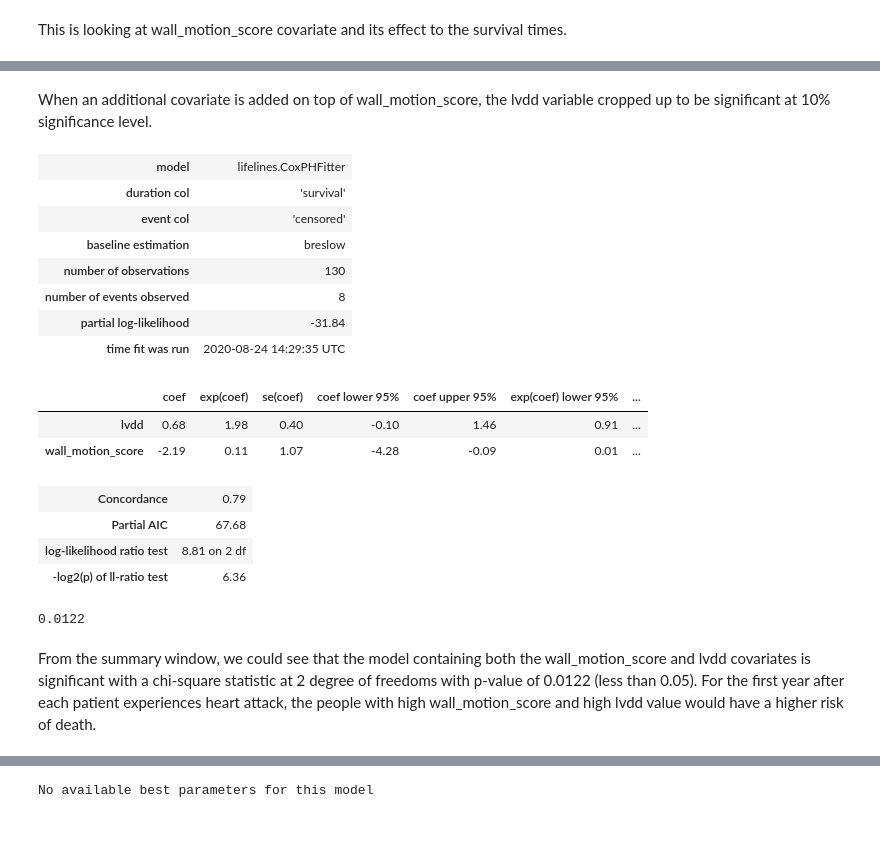
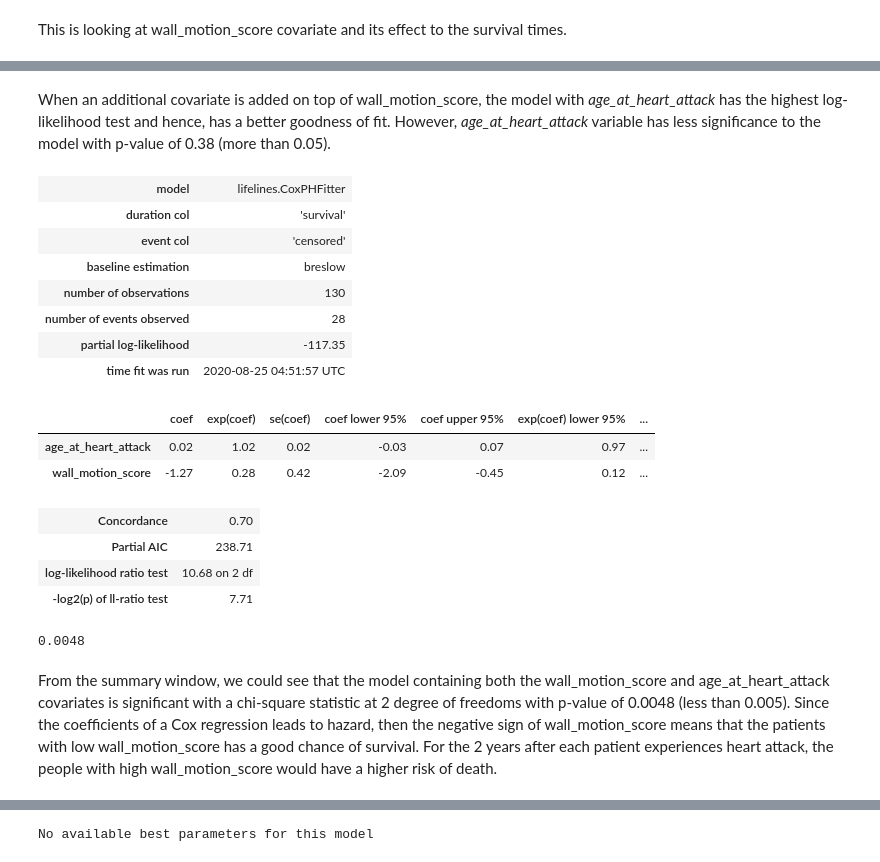
Before and after one commit to khalishah/uci_echocardiogram, a Jupyter notebook: echocardiogram_analysis.ipynb, the cells around one changed output, grey strips where cells are left out. Drawn from its saved outputs; the diff is of its cells as text; code cells hidden in the pictures; blank space fills up the shorter version.

```diff
--- a/echocardiogram_analysis.ipynb
+++ b/echocardiogram_analysis.ipynb
@@ -288,19 +369,15 @@ Index(['survival', 'age_at_heart_attack', 'pericardial_effusion',
 # %%
-for col in ['age_at_heart_attack', 'fractional_shortening', 'epss', 'lvdd', 'wall_motion_score','wall_motion_index']:
-    group_split = df[col] < stt.median(df[col])
-    after_2 = 12
-    df.loc[(df['dead'] == 1) & (df['survival'] <= after_2), 'censored'] = 1
-    df.loc[(df['dead'] == 1) & (df['survival'] > after_2), 'censored'] = 0
-    df.loc[df['dead'] == 0, 'censored'] = 0
-    E2 = df['censored']
+group_split = df['wall_motion_score'] < stt.median(df['wall_motion_score'])
+after_2 = 24
+df.loc[(df['dead'] == 1) & (df['survival'] <= after_2), 'censored'] = 1
+df.loc[(df['dead'] == 1) & (df['survival'] > after_2), 'censored'] = 0
+df.loc[df['dead'] == 0, 'censored'] = 0
+E2 = df['censored']
 
-    T_low = T[group_split]
-    T_high = T[~group_split]
-    E_low = E2[group_split]
-    E_high = E2[~group_split]
-    print('############')
-    print(col)
-    print('############')
-    results = logrank_test(T_low, T_high, event_observed_A = E_low, event_observed_B = E_high)
-    results.print_summary()
+T_low = T[group_split]
+T_high = T[~group_split]
+E_low = E2[group_split]
+E_high = E2[~group_split]
+results = logrank_test(T_low, T_high, event_observed_A = E_low, event_observed_B = E_high)
+results.print_summary()
 # %% [output]
@@ -469,33 +492,33 @@ for col in ['age_at_heart_attack', 'fractional_shortening', 'epss', 'lvdd', 'per
 ... (6 outputs left out)
-# %% [markdown]
-When an additional covariate is added on top of wall_motion_score, the lvdd variable cropped up to be significant at 10% significance level.
+# %% [markdown]
+When an additional covariate is added on top of wall_motion_score, the model with *age_at_heart_attack* has the highest log-likelihood test and hence, has a better goodness of fit. However, *age_at_heart_attack* variable has less significance to the model with p-value of 0.38 (more than 0.05).
 # %%
 cph = CoxPHFitter()
 df_split = pd.DataFrame(group_split)
-df_model = df[['survival', 'censored', 'lvdd']]
+df_model = df[['survival', 'censored', 'age_at_heart_attack']]
 df_model = pd.concat([df_model, df_split], axis = 1)
 cph.fit(df_model, 'survival', 'censored')
 cph.print_summary()
 # %% [output]
 | model | lifelines.CoxPHFitter |
 | duration col | 'survival' |
 | event col | 'censored' |
 | baseline estimation | breslow |
 | number of observations | 130 |
-| number of events observed | 8 |
-| partial log-likelihood | -31.84 |
-| time fit was run | 2020-08-24 14:29:35 UTC |
+| number of events observed | 28 |
+| partial log-likelihood | -117.35 |
+| time fit was run | 2020-08-25 04:51:57 UTC |
 |  | coef | exp(coef) | se(coef) | coef lower 95% | coef upper 95% | exp(coef) lower 95% | ... |
-| lvdd | 0.68 | 1.98 | 0.40 | -0.10 | 1.46 | 0.91 | ... |
-| wall_motion_score | -2.19 | 0.11 | 1.07 | -4.28 | -0.09 | 0.01 | ... |
+| age_at_heart_attack | 0.02 | 1.02 | 0.02 | -0.03 | 0.07 | 0.97 | ... |
+| wall_motion_score | -1.27 | 0.28 | 0.42 | -2.09 | -0.45 | 0.12 | ... |
-| Concordance | 0.79 |
-| Partial AIC | 67.68 |
-| log-likelihood ratio test | 8.81 on 2 df |
-| -log2(p) of ll-ratio test | 6.36 |
+| Concordance | 0.70 |
+| Partial AIC | 238.71 |
+| log-likelihood ratio test | 10.68 on 2 df |
+| -log2(p) of ll-ratio test | 7.71 |
 # %%
 # p-value of Log-likelihood ratio test
-round(stats.chi2.sf(8.81, 2),4)
+round(stats.chi2.sf(10.68, 2),4)
 # %% [output]
-0.0122
+0.0048
 # %% [markdown]
-From the summary window, we could see that the model containing both the wall_motion_score and lvdd covariates is significant with a chi-square statistic at 2 degree of freedoms with p-value of 0.0122 (less than 0.05). For the first year after each patient experiences heart attack, the people with high wall_motion_score and high lvdd value would have a higher risk of death.
+From the summary window, we could see that the model containing both the wall_motion_score and age_at_heart_attack covariates is significant with a chi-square statistic at 2 degree of freedoms with p-value of 0.0048 (less than 0.005). Since the coefficients of a Cox regression leads to hazard, then the negative sign of wall_motion_score means that the patients with low wall_motion_score has a good chance of survival. For the 2 years after each patient experiences heart attack, the people with high wall_motion_score would have a higher risk of death.
```
Also changed, not shown: parts of 17 cells of this notebook.
